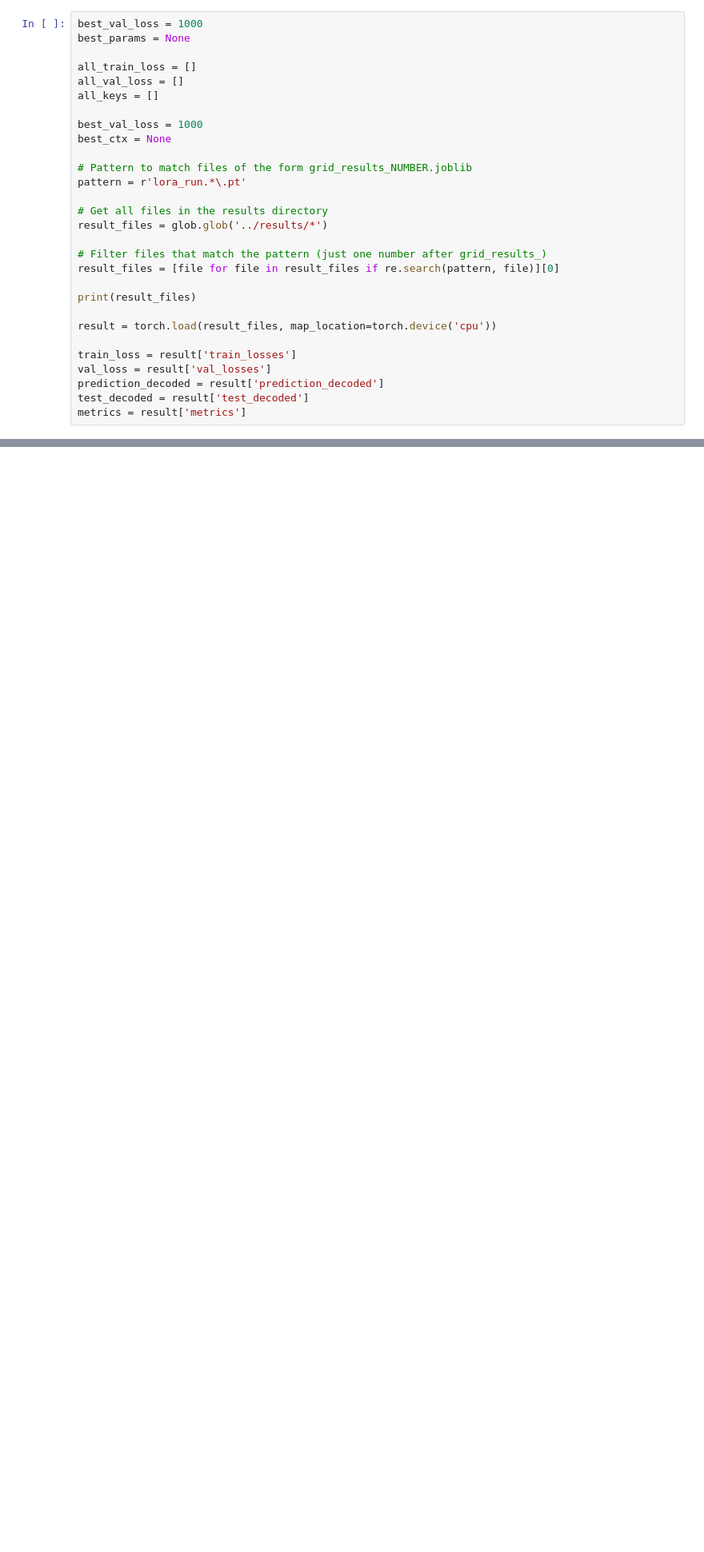
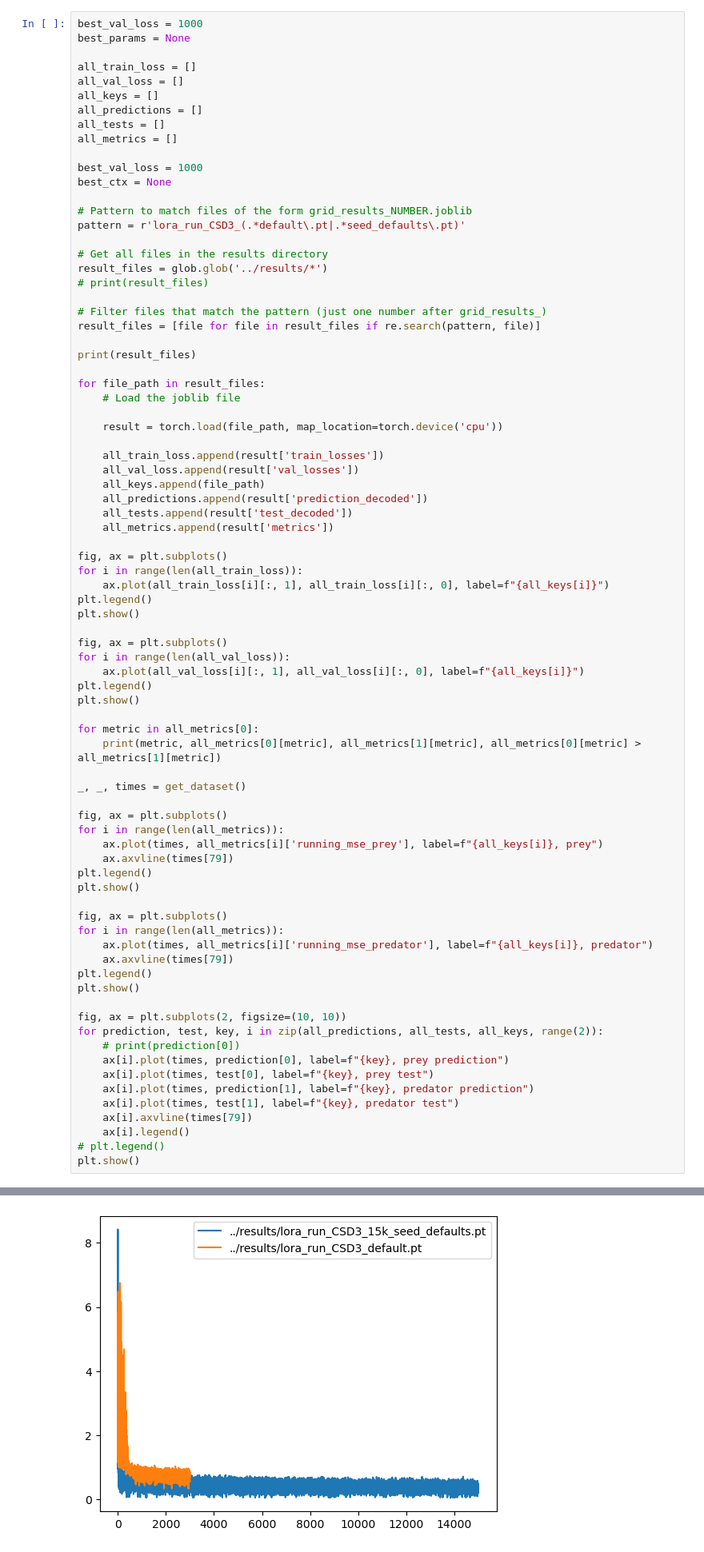
Before and after one commit to ljf441/tsllm, a Jupyter notebook: src/admin.ipynb, the cells around one changed output, grey strips where cells are left out. Shown at 80% size. Saved outputs shown, nothing was run; the diff lists cells and outputs as text; blank space fills up the shorter version.

```diff
--- a/src/admin.ipynb
+++ b/src/admin.ipynb
@@ -255,26 +221,77 @@ best_params = None
 all_train_loss = []
 all_val_loss = []
 all_keys = []
+all_predictions = []
+all_tests = []
+all_metrics = []
 
 best_val_loss = 1000
 best_ctx = None
 
 # Pattern to match files of the form grid_results_NUMBER.joblib
-pattern = r'lora_run.*\.pt'
+pattern = r'lora_run_CSD3_(.*default\.pt|.*seed_defaults\.pt)'
 
 # Get all files in the results directory
 result_files = glob.glob('../results/*')
+# print(result_files)
 
 # Filter files that match the pattern (just one number after grid_results_)
-result_files = [file for file in result_files if re.search(pattern, file)][0]
+result_files = [file for file in result_files if re.search(pattern, file)]
 
 print(result_files)
 
-result = torch.load(result_files, map_location=torch.device('cpu'))
+for file_path in result_files:
+    # Load the joblib file
 
-train_loss = result['train_losses']
-val_loss = result['val_losses']
-prediction_decoded = result['prediction_decoded']
-test_decoded = result['test_decoded']
-metrics = result['metrics']
+    result = torch.load(file_path, map_location=torch.device('cpu'))
+
+    all_train_loss.append(result['train_losses'])
+    all_val_loss.append(result['val_losses'])
+    all_keys.append(file_path)
+    all_predictions.append(result['prediction_decoded'])
+    all_tests.append(result['test_decoded'])
+    all_metrics.append(result['metrics'])
+
+fig, ax = plt.subplots()
+for i in range(len(all_train_loss)):
+    ax.plot(all_train_loss[i][:, 1], all_train_loss[i][:, 0], label=f"{all_keys[i]}")
+plt.legend()
+plt.show()
+
+fig, ax = plt.subplots()
+for i in range(len(all_val_loss)):
+    ax.plot(all_val_loss[i][:, 1], all_val_loss[i][:, 0], label=f"{all_keys[i]}")
+plt.legend()
+plt.show()
+
+for metric in all_metrics[0]:
+    print(metric, all_metrics[0][metric], all_metrics[1][metric], all_metrics[0][metric] > all_metrics[1][metric])
+
+_, _, times = get_dataset()
+
+fig, ax = plt.subplots()
+for i in range(len(all_metrics)):
+    ax.plot(times, all_metrics[i]['running_mse_prey'], label=f"{all_keys[i]}, prey")
+    ax.axvline(times[79])
+plt.legend()
+plt.show()
+
+fig, ax = plt.subplots()
+for i in range(len(all_metrics)):
+    ax.plot(times, all_metrics[i]['running_mse_predator'], label=f"{all_keys[i]}, predator")
+    ax.axvline(times[79])
+plt.legend()
+plt.show()
+
+fig, ax = plt.subplots(2, figsize=(10, 10))
+for prediction, test, key, i in zip(all_predictions, all_tests, all_keys, range(2)):
+    # print(prediction[0])
+    ax[i].plot(times, prediction[0], label=f"{key}, prey prediction")
+    ax[i].plot(times, test[0], label=f"{key}, prey test")
+    ax[i].plot(times, prediction[1], label=f"{key}, predator prediction")
+    ax[i].plot(times, test[1], label=f"{key}, predator test")
+    ax[i].axvline(times[79])
+    ax[i].legend()
+# plt.legend()
+plt.show()
 # %% [output]
@@ -281,0 +299 @@ metrics = result['metrics']
+[figure, added]
```
Also changed, not shown: parts of 21 cells of this notebook, 6 other files.
